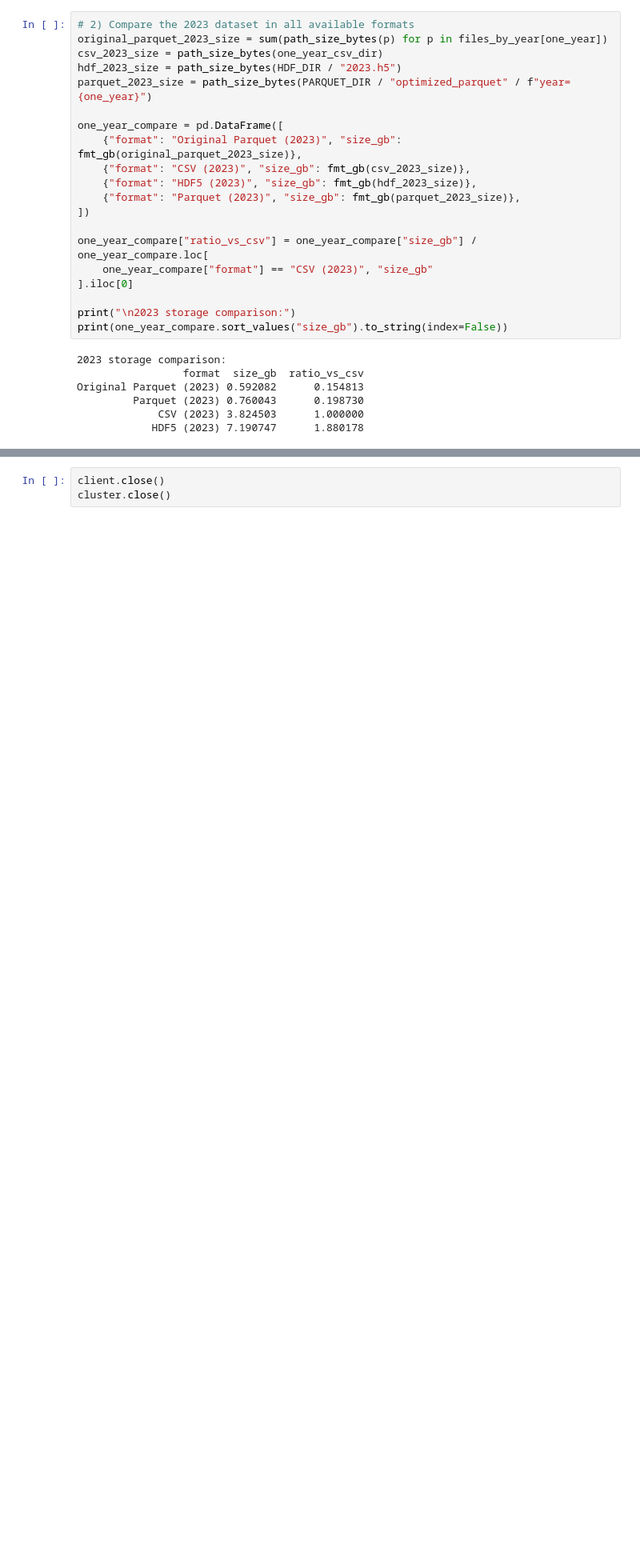
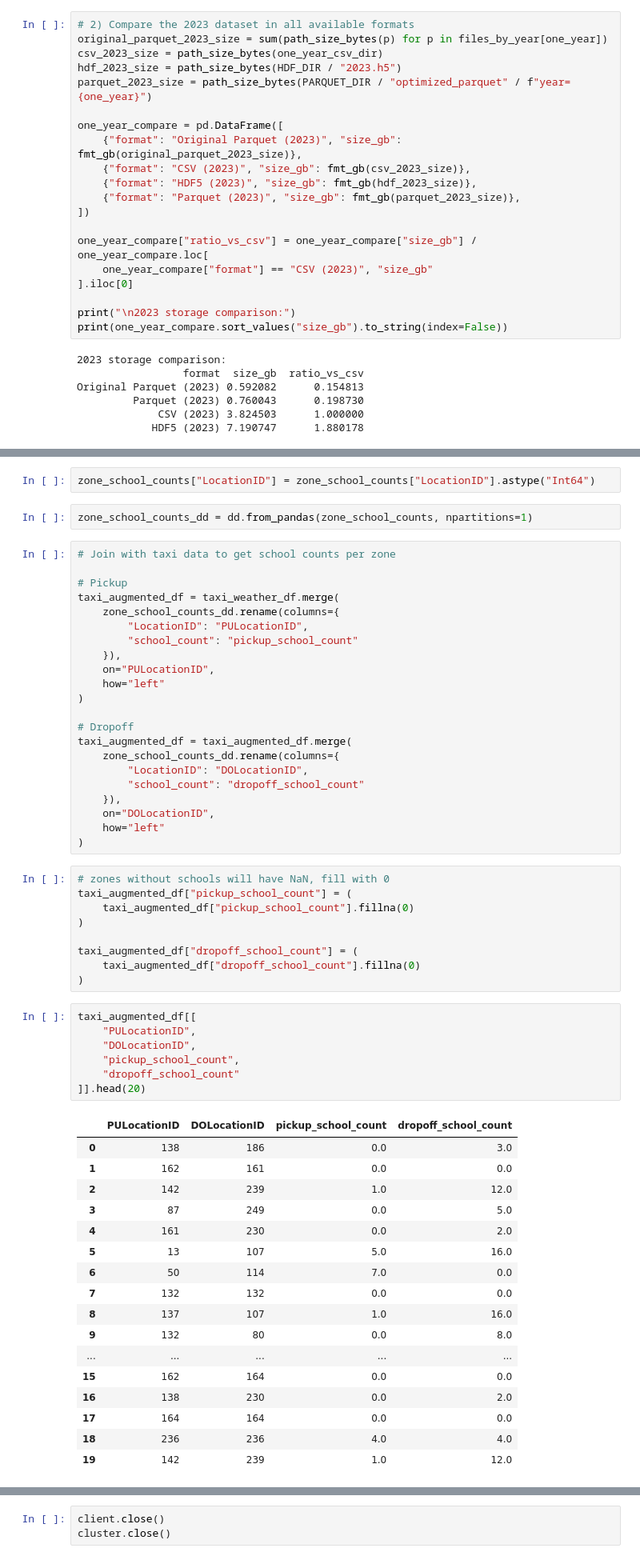
Before and after one commit to biljanaa33/big_data, a Jupyter notebook: assignment3.ipynb, the cells around one changed output, grey strips where cells are left out. Shown at 80% size. Saved outputs shown, nothing was run; the diff lists cells and outputs as text; blank space fills up the shorter version.

Commit message:
Task 3 without events

```diff
--- a/assignment3.ipynb
+++ b/assignment3.ipynb
@@ -421,0 +680,60 @@ Original Parquet (2023) 0.592082      0.154813
+# %%
+zone_school_counts["LocationID"] = zone_school_counts["LocationID"].astype("Int64")
+# %%
+zone_school_counts_dd = dd.from_pandas(zone_school_counts, npartitions=1)
+# %%
+# Join with taxi data to get school counts per zone
+
+# Pickup
+taxi_augmented_df = taxi_weather_df.merge(
+    zone_school_counts_dd.rename(columns={
+        "LocationID": "PULocationID",
+        "school_count": "pickup_school_count"
+    }),
+    on="PULocationID",
+    how="left"
+)
+
+# Dropoff
+taxi_augmented_df = taxi_augmented_df.merge(
+    zone_school_counts_dd.rename(columns={
+        "LocationID": "DOLocationID",
+        "school_count": "dropoff_school_count"
+    }),
+    on="DOLocationID",
+    how="left"
+)
+# %%
+# zones without schools will have NaN, fill with 0
+taxi_augmented_df["pickup_school_count"] = (
+    taxi_augmented_df["pickup_school_count"].fillna(0)
+)
+
+taxi_augmented_df["dropoff_school_count"] = (
+    taxi_augmented_df["dropoff_school_count"].fillna(0)
+)
+# %%
+taxi_augmented_df[[
+    "PULocationID",
+    "DOLocationID",
+    "pickup_school_count",
+    "dropoff_school_count"
+]].head(20)
+# %% [output]
+|  | PULocationID | DOLocationID | pickup_school_count | dropoff_school_count |
+| 0 | 138 | 186 | 0.0 | 3.0 |
+| 1 | 162 | 161 | 0.0 | 0.0 |
+| 2 | 142 | 239 | 1.0 | 12.0 |
+| 3 | 87 | 249 | 0.0 | 5.0 |
+| 4 | 161 | 230 | 0.0 | 2.0 |
+| 5 | 13 | 107 | 5.0 | 16.0 |
+| 6 | 50 | 114 | 7.0 | 0.0 |
+| 7 | 132 | 132 | 0.0 | 0.0 |
+| 8 | 137 | 107 | 1.0 | 16.0 |
+| 9 | 132 | 80 | 0.0 | 8.0 |
+| ... | ... | ... | ... | ... |
+| 15 | 162 | 164 | 0.0 | 0.0 |
+| 16 | 138 | 230 | 0.0 | 2.0 |
+| 17 | 164 | 164 | 0.0 | 0.0 |
+| 18 | 236 | 236 | 4.0 | 4.0 |
+| 19 | 142 | 239 | 1.0 | 12.0 |
```
Also changed, not shown: parts of 49 cells of this notebook.
